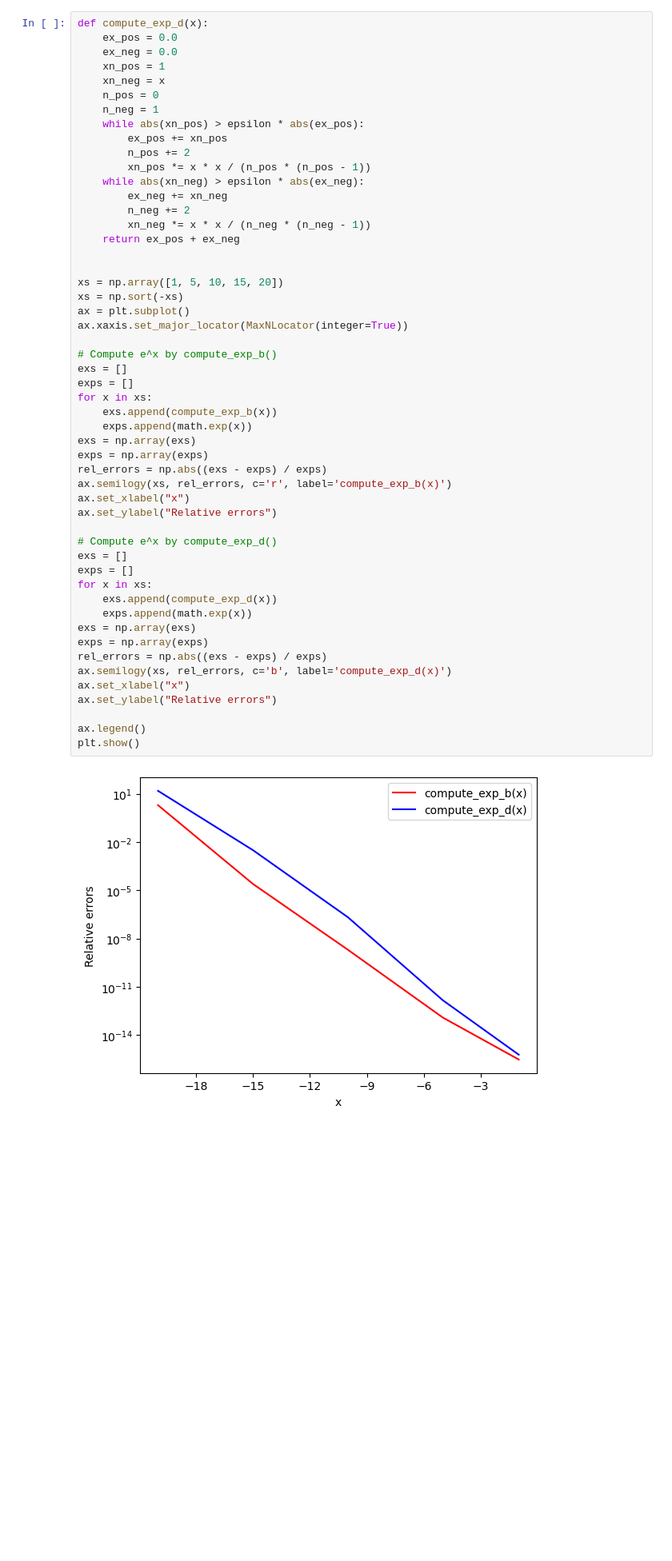
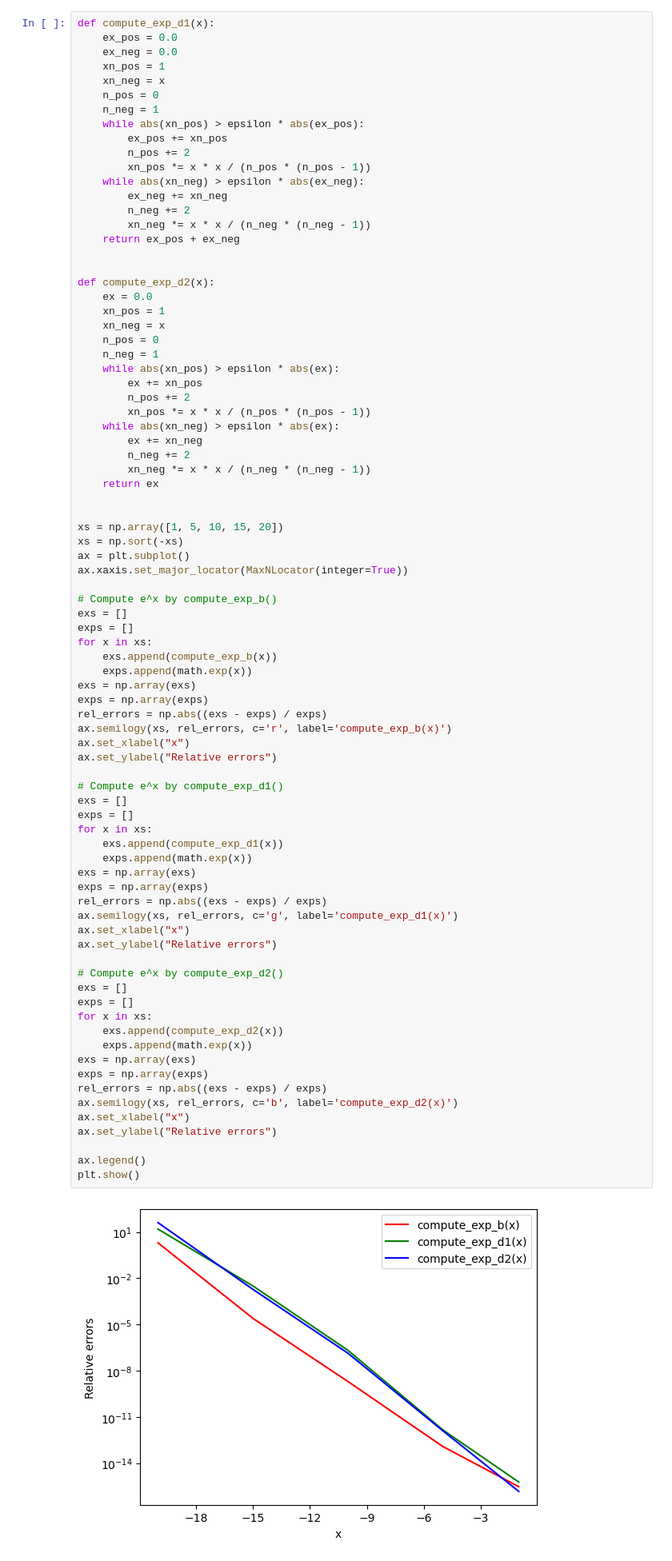
Before and after one commit to Terry-ZJ-Zhang/Numerical_Algorithm_Assignments, a Jupyter notebook: hw1_2023.ipynb, the cells around one changed output. Shown at 80% size. Saved outputs shown, nothing was run; the diff lists cells and outputs as text; blank space fills up the shorter version.

```diff
--- a/hw1_2023.ipynb
+++ b/hw1_2023.ipynb
@@ -301,5 +303,5 @@ We tried to reduce the cancellation error when $x<0$ by summing the odd and even
 # %%
-def compute_exp_d(x):
+def compute_exp_d1(x):
     ex_pos = 0.0
     ex_neg = 0.0
     xn_pos = 1
@@ -315,40 +317,70 @@ def compute_exp_d(x):
         n_neg += 2
         xn_neg *= x * x / (n_neg * (n_neg - 1))
     return ex_pos + ex_neg
+
+
+def compute_exp_d2(x):
+    ex = 0.0
+    xn_pos = 1
+    xn_neg = x
+    n_pos = 0
+    n_neg = 1
+    while abs(xn_pos) > epsilon * abs(ex):
+        ex += xn_pos
+        n_pos += 2
+        xn_pos *= x * x / (n_pos * (n_pos - 1))
+    while abs(xn_neg) > epsilon * abs(ex):
+        ex += xn_neg
+        n_neg += 2
+        xn_neg *= x * x / (n_neg * (n_neg - 1))
+    return ex
 
 
 xs = np.array([1, 5, 10, 15, 20])
 xs = np.sort(-xs)
 ax = plt.subplot()
 ax.xaxis.set_major_locator(MaxNLocator(integer=True))
 
 # Compute e^x by compute_exp_b()
 exs = []
 exps = []
 for x in xs:
     exs.append(compute_exp_b(x))
     exps.append(math.exp(x))
 exs = np.array(exs)
 exps = np.array(exps)
 rel_errors = np.abs((exs - exps) / exps)
 ax.semilogy(xs, rel_errors, c='r', label='compute_exp_b(x)')
 ax.set_xlabel("x")
 ax.set_ylabel("Relative errors")
 
-# Compute e^x by compute_exp_d()
+# Compute e^x by compute_exp_d1()
 exs = []
 exps = []
 for x in xs:
-    exs.append(compute_exp_d(x))
+    exs.append(compute_exp_d1(x))
     exps.append(math.exp(x))
 exs = np.array(exs)
 exps = np.array(exps)
 rel_errors = np.abs((exs - exps) / exps)
-ax.semilogy(xs, rel_errors, c='b', label='compute_exp_d(x)')
+ax.semilogy(xs, rel_errors, c='g', label='compute_exp_d1(x)')
+ax.set_xlabel("x")
+ax.set_ylabel("Relative errors")
+
+# Compute e^x by compute_exp_d2()
+exs = []
+exps = []
+for x in xs:
+    exs.append(compute_exp_d2(x))
+    exps.append(math.exp(x))
+exs = np.array(exs)
+exps = np.array(exps)
+rel_errors = np.abs((exs - exps) / exps)
+ax.semilogy(xs, rel_errors, c='b', label='compute_exp_d2(x)')
 ax.set_xlabel("x")
 ax.set_ylabel("Relative errors")
 
 ax.legend()
 plt.show()
 # %% [output]
-[figure, old version]
+[figure, new version]
```
Also changed, not shown: parts of 2 cells of this notebook, 2 other files.
